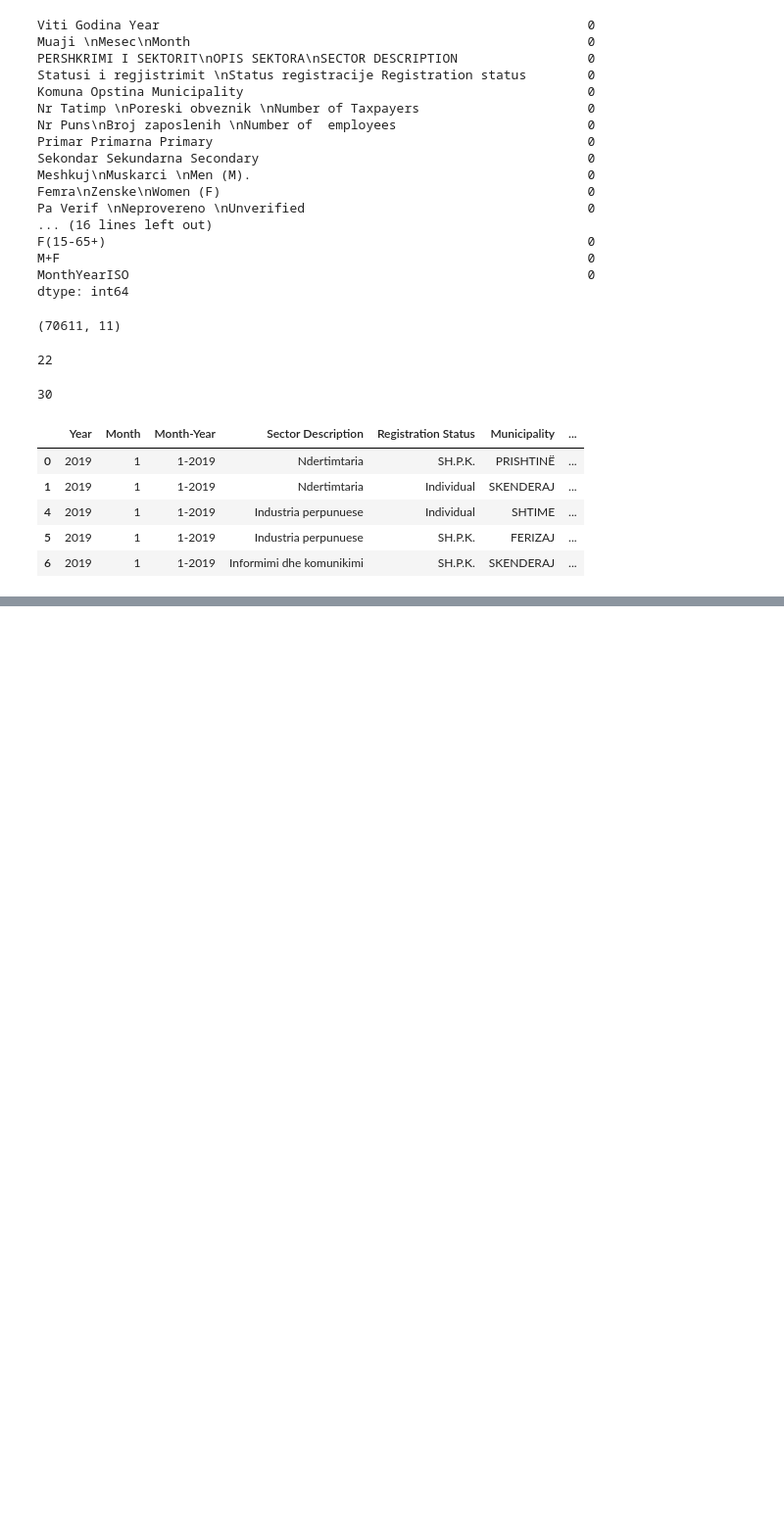
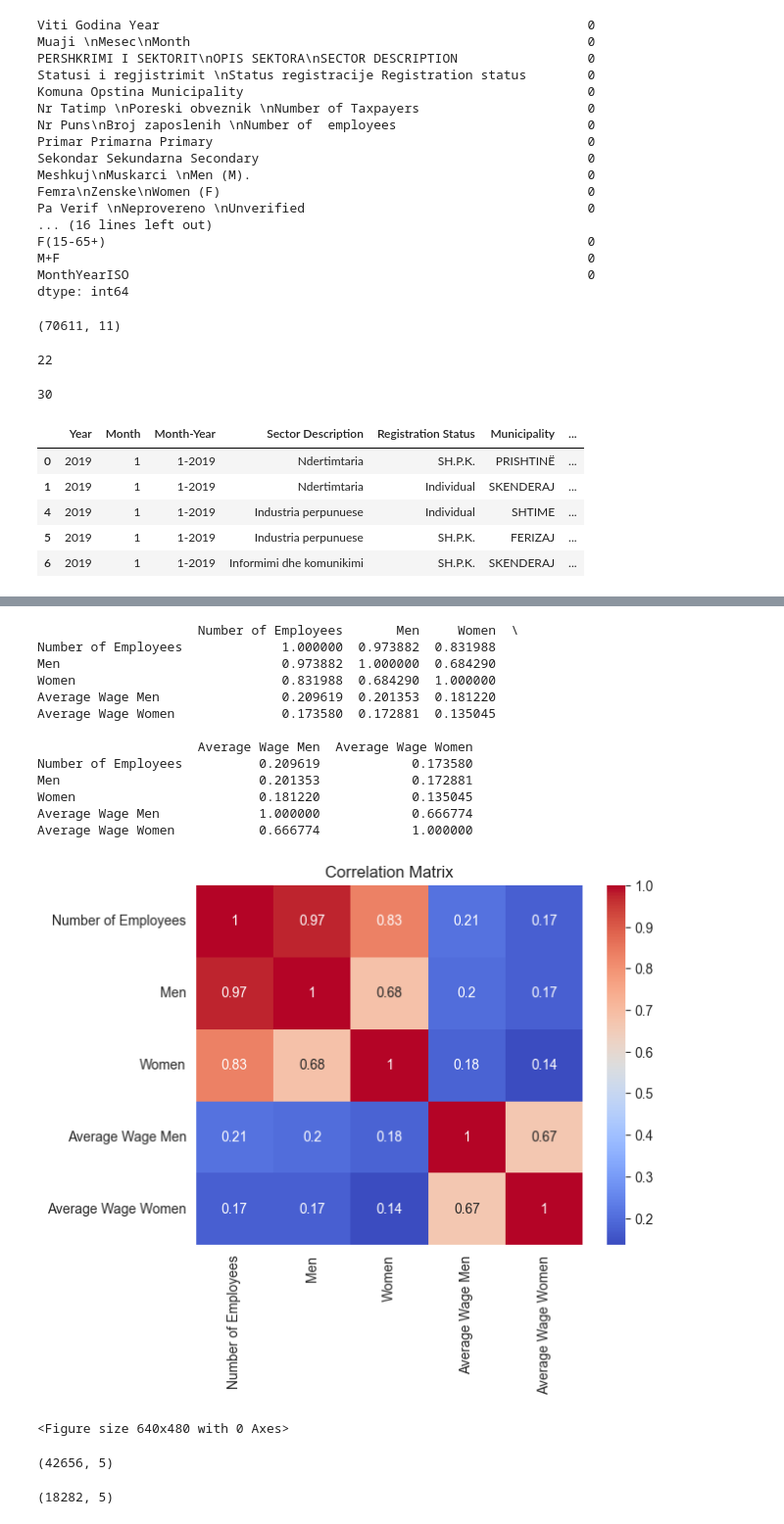
Before and after one commit to fisinik/employment-salary-prediction, a Jupyter notebook: preprocessing.ipynb, the cells around one changed output, grey strips where cells are left out. Shown: that part at 98% size. Saved outputs shown, nothing was run; the diff lists cells and outputs as text; code cells hidden in the pictures; blank space fills up the shorter version.

```diff
--- a/preprocessing.ipynb
+++ b/preprocessing.ipynb
@@ -328,0 +322,30 @@ plt.show()
+# %%
+import seaborn as sns
+numerical_cols = ['Number of Employees', 'Men', 'Women', 'Average Wage Men', 'Average Wage Women']
+correlation_matrix = employment_no_outliers[numerical_cols].corr()
+print(correlation_matrix)
+
+import matplotlib.pyplot as plt
+
+sns.heatmap(correlation_matrix, annot=True, cmap='coolwarm')
+plt.title('Correlation Matrix')
+plt.show()
+
+# export heatmap
+plt.savefig('heatmap_correlation_matrix.png', bbox_inches='tight')
+# %% [output]
+                     Number of Employees       Men     Women  \
+Number of Employees             1.000000  0.973882  0.831988
+Men                             0.973882  1.000000  0.684290
+Women                           0.831988  0.684290  1.000000
+Average Wage Men                0.209619  0.201353  0.181220
+Average Wage Women              0.173580  0.172881  0.135045
+
+                     Average Wage Men  Average Wage Women
+Number of Employees          0.209619            0.173580
+Men                          0.201353            0.172881
+Women                        0.181220            0.135045
+Average Wage Men             1.000000            0.666774
+Average Wage Women           0.666774            1.000000
+[figure, added]
+<Figure size 640x480 with 0 Axes>
@@ -328,0 +367,8 @@ plt.show()
+# %%
+train_set.shape
+# %% [output]
+(42656, 5)
+# %%
+test_set.shape
+# %% [output]
+(18282, 5)
```
Also changed, not shown: parts of 11 cells of this notebook.
